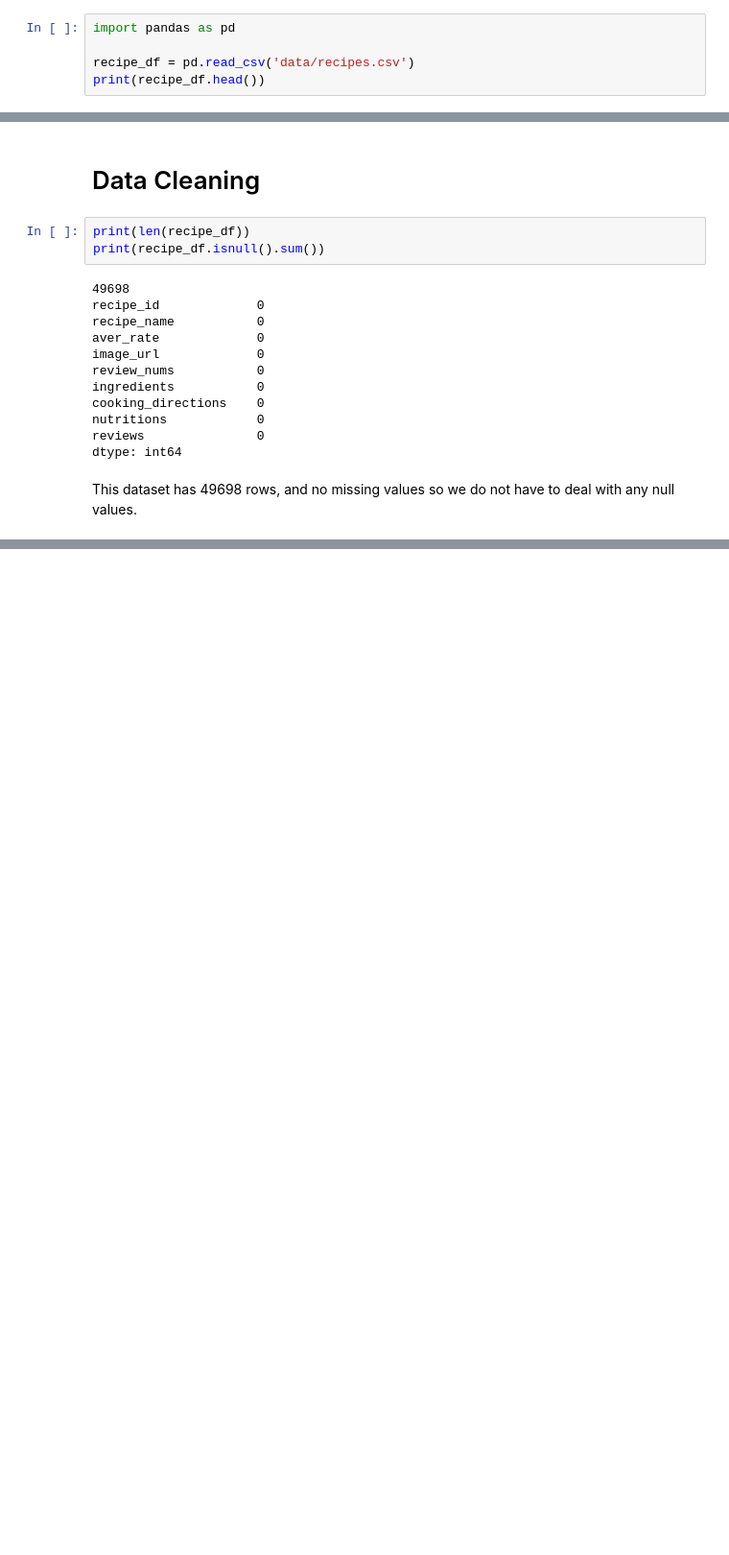
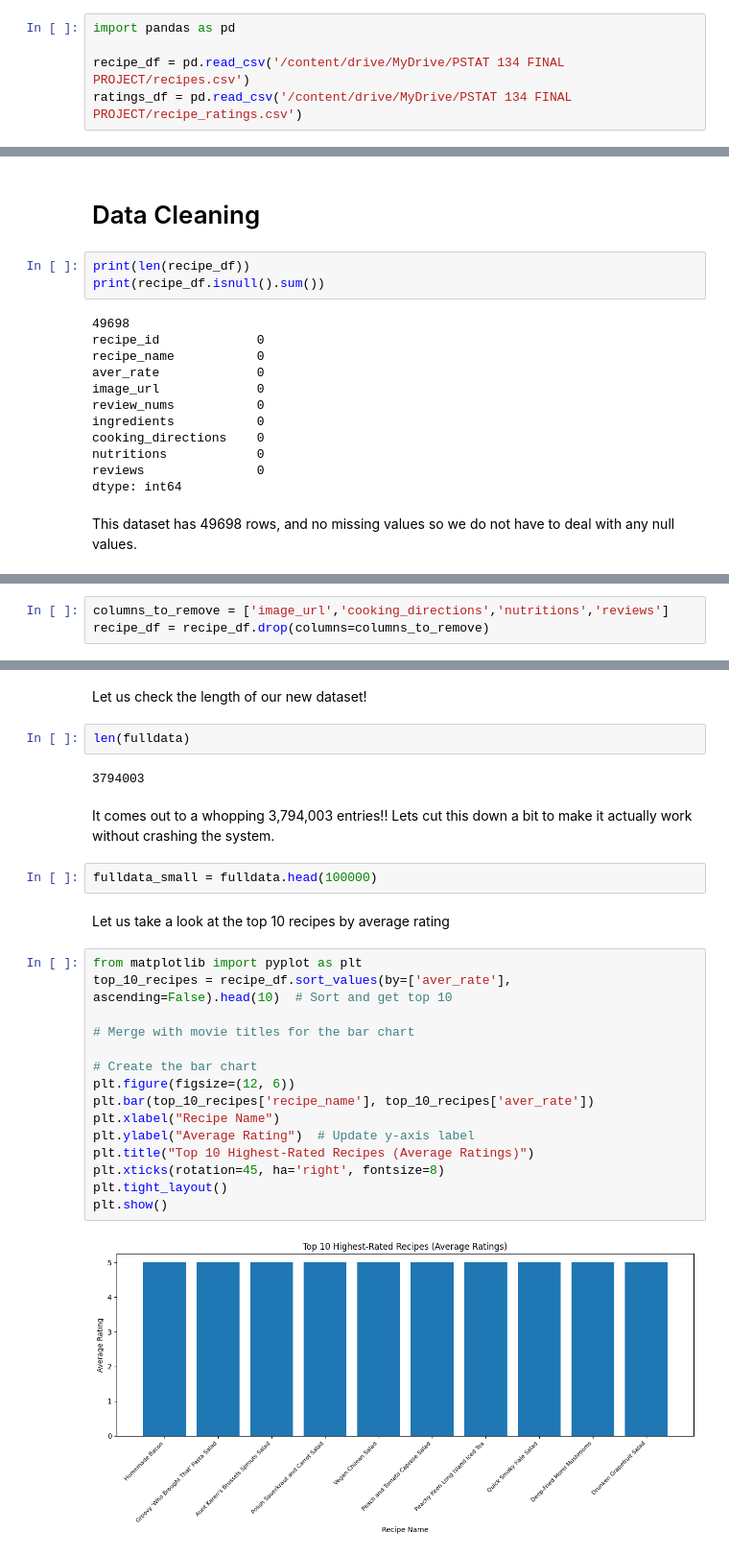
Before and after one commit to collintrann/PSTAT-134, a Jupyter notebook: final_project.ipynb, the cells around one changed output, grey strips where cells are left out. Shown at 96% size. Drawn from its saved outputs; the diff is of its cells as text; blank space fills up the shorter version.

Commit message:
Recommender System from the homework
Working recommender system with our dataset and some added notes to make the process clear

```diff
--- a/final_project.ipynb
+++ b/final_project.ipynb
@@ -5,5 +10,5 @@ Mollie Jiang, Sean Reagan, Sharon Lee, Uy Tran
 # %%
 import pandas as pd
 
-recipe_df = pd.read_csv('data/recipes.csv')
-print(recipe_df.head())
+recipe_df = pd.read_csv('/content/drive/MyDrive/PSTAT 134 FINAL PROJECT/recipes.csv')
+ratings_df = pd.read_csv('/content/drive/MyDrive/PSTAT 134 FINAL PROJECT/recipe_ratings.csv')
@@ -46,0 +57,3 @@ This dataset has 49698 rows, and no missing values so we do not have to deal wit
+# %%
+columns_to_remove = ['image_url','cooking_directions','nutritions','reviews']
+recipe_df = recipe_df.drop(columns=columns_to_remove)
@@ -46,0 +96,29 @@ This dataset has 49698 rows, and no missing values so we do not have to deal wit
+# %% [markdown]
+Let us check the length of our new dataset!
+# %%
+len(fulldata)
+# %% [output]
+3794003
+# %% [markdown]
+It comes out to a whopping 3,794,003 entries!! Lets cut this down a bit to make it actually work without crashing the system.
+# %%
+fulldata_small = fulldata.head(100000)
+# %% [markdown]
+Let us take a look at the top 10 recipes by average rating
+# %%
+from matplotlib import pyplot as plt
+top_10_recipes = recipe_df.sort_values(by=['aver_rate'], ascending=False).head(10)  # Sort and get top 10
+
+# Merge with movie titles for the bar chart
+
+# Create the bar chart
+plt.figure(figsize=(12, 6))
+plt.bar(top_10_recipes['recipe_name'], top_10_recipes['aver_rate'])
+plt.xlabel("Recipe Name")
+plt.ylabel("Average Rating")  # Update y-axis label
+plt.title("Top 10 Highest-Rated Recipes (Average Ratings)")
+plt.xticks(rotation=45, ha='right', fontsize=8)
+plt.tight_layout()
+plt.show()
+# %% [output]
+[figure, added]
```
Also changed, not shown: parts of 25 cells of this notebook.
